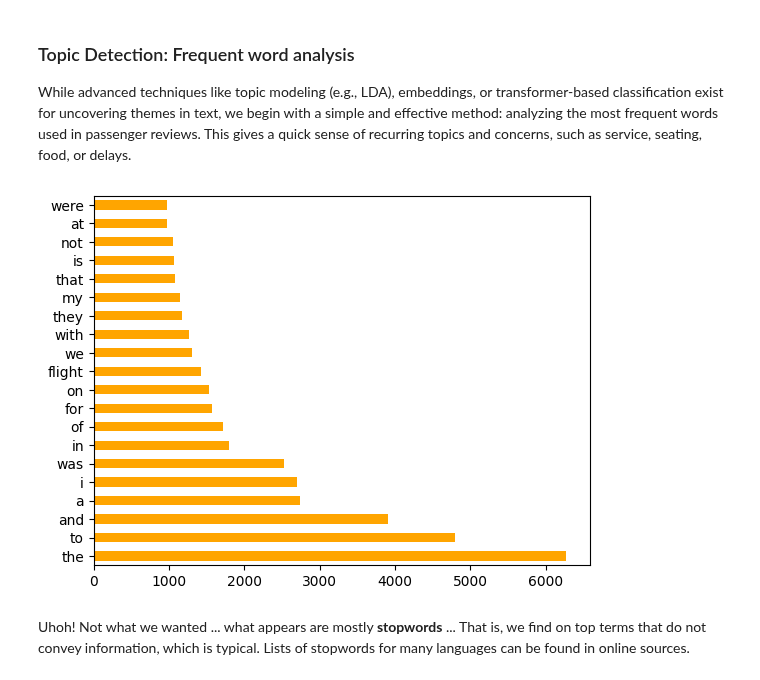
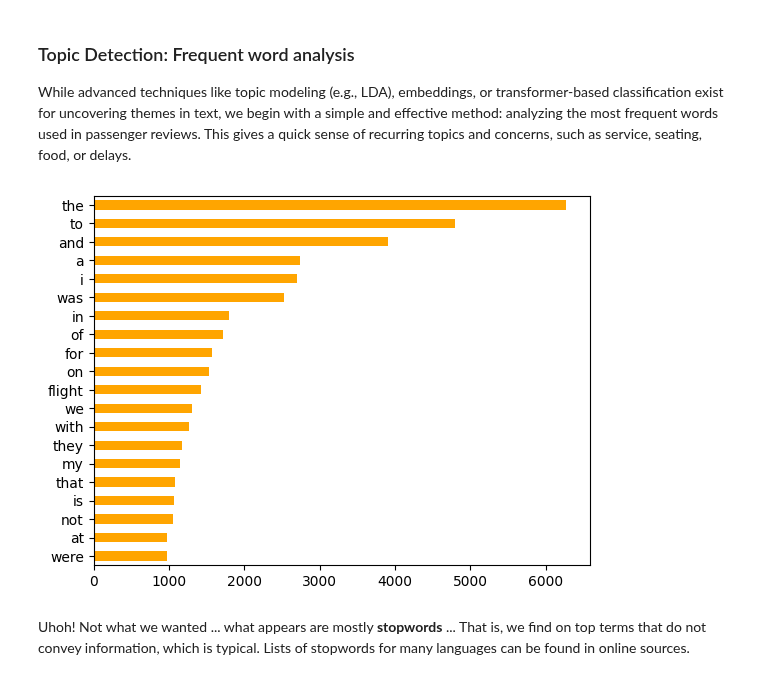
Before and after one commit to ciri/iese-dsfb, a Jupyter notebook: notebooks/400-Airline-Text-Analytics-Part-I.ipynb, the cells around one changed output. Saved outputs shown, nothing was run; the diff lists cells and outputs as text; code cells hidden in the pictures.

```diff
--- a/notebooks/400-Airline-Text-Analytics-Part-I.ipynb
+++ b/notebooks/400-Airline-Text-Analytics-Part-I.ipynb
@@ -250,0 +234,37 @@ Name: Route, Length: 23046, dtype: object
+# %%
+# This is the simple solution:
+df['From'] = df.Route.str.split(' to ').str[0]
+df['To']   = df.Route.str.split(' to ').str[1]
+df['Via']  = df.Route.str.split(' via ').str[1]
+df['To']   = df.To.str.split(' via ').str[0]
+
+# Unfortunately it fails in many cases. Let's see some of them:
+df[~df.Route.isna() & df.To.isna()].sample(3)
+# %%
+# This version is more accurate, same logic but handles more cases.
+#
+# To make this even more robust/complex, you could ask ChatGPT to generate more complex code by
+# providing it even more examples of different route formats. We will not do that here for brevity.
+seps = [' to ', ' - ', '-', ' To ', ' to', ' To']
+
+# Takes a route string and returns a Series with From, To, Via
+def parse_route(r):
+    # Skip missing values
+    if not isinstance(r, str):
+        return pd.Series([None, None, None])
+
+    # We're dealing with a route string, let's see if it contains a layover
+    via = None
+    if ' via ' in r:
+        r, via = r.split(' via ', 1)
+
+    # Now extract from/to using our list of separators.
+    for s in seps:
+        if s in r:
+            left, right = r.split(s, 1)
+            return pd.Series([left.strip(), right.strip(), via])
+
+    # Fallback to just returning the first bit
+    return pd.Series([r.strip(), None, via])
+
+df[['From','To','Via']] = df.Route.apply(parse_route)
@@ -255,10 +316,10 @@ While advanced techniques like topic modeling (e.g., LDA), embeddings, or transf
 # %%
 sample = df.sample(1000, random_state=42)
 all_words = sample.Review.str.lower().str.split().sum()
 
-pd.Series(all_words).value_counts().head(20).plot.barh(color='orange');
+pd.Series(all_words).value_counts().head(20)[::-1].plot.barh(color='orange');
 # %% [output]
-[figure, old version]
+[figure, new version]
 # %% [markdown]
 Uhoh! Not what we wanted ... what appears are mostly **stopwords** ... That is, we find on top terms that do not convey information, which is typical. Lists of stopwords for many languages can be found in online sources.
 # %%
```
Also changed, not shown: parts of 8 cells of this notebook, 1 other file.
